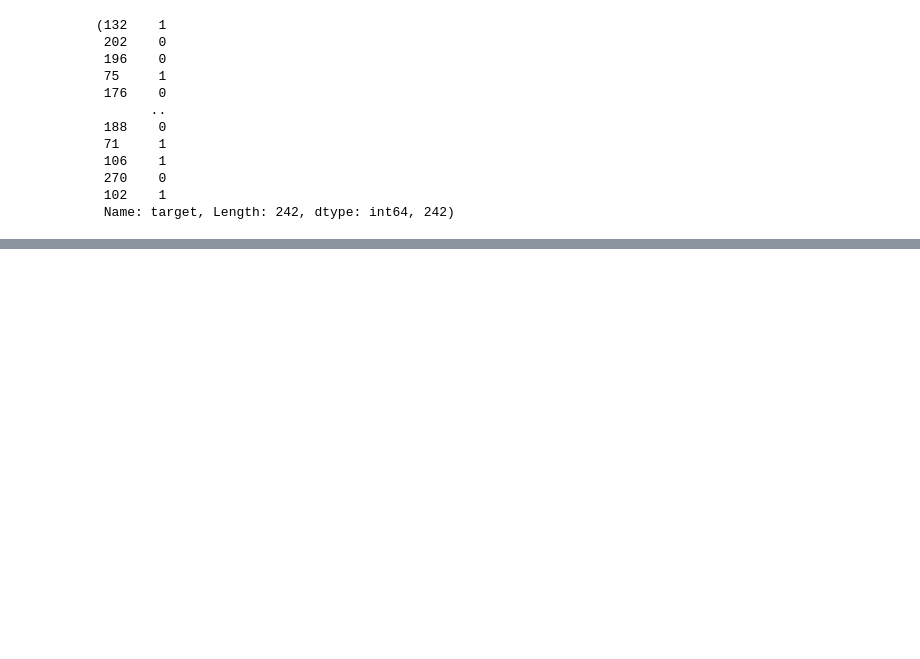
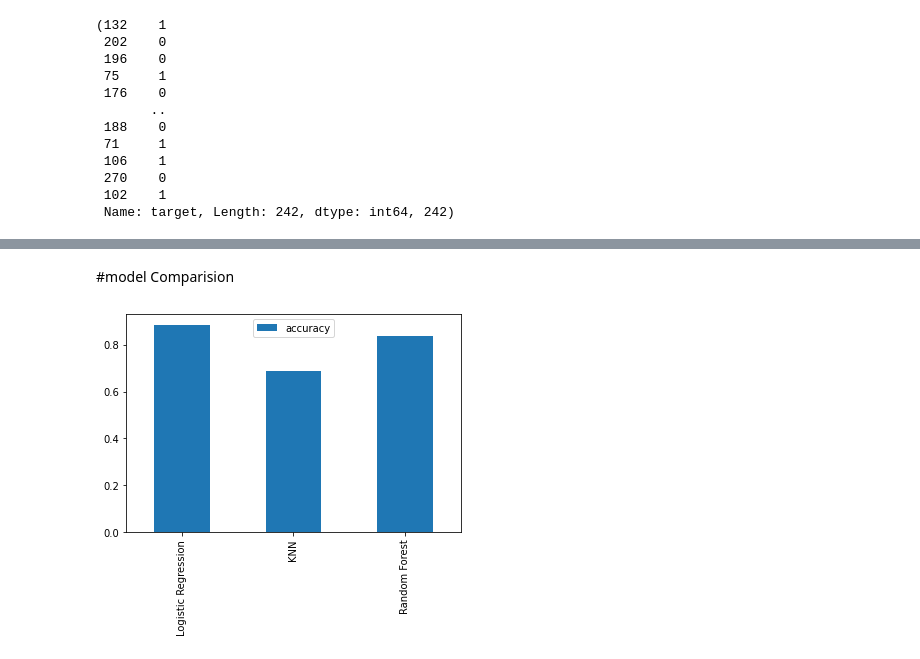
Before and after one commit to hemanth12reddy/Heart-Disease-Predictor, a Jupyter notebook: Heart_Disease_Predictor.ipynb, the cells around one changed output, grey strips where cells are left out. Drawn from its saved outputs; the diff is of its cells as text; code cells hidden in the pictures; blank space fills up the shorter version.

```diff
--- a/Heart_Disease_Predictor.ipynb
+++ b/Heart_Disease_Predictor.ipynb
@@ -362,7 +362,7 @@ models= {"Logistic Regression": LogisticRegression(),
          "Random Forest": RandomForestClassifier()}
 
 #Create a function to fit and score models
-def fit_and_score(models, X_train, X_test, y_train, y_test):
+def fit_and_score(models, x_train, x_test, y_train, y_test):
     """
     Fits and evaluates given machine learning models.
     models: a dict of differetn Scikit-Learn machine learning models
@@ -377,9 +377,9 @@ def fit_and_score(models, X_train, X_test, y_train, y_test):
     #Loop through models
     for name, model in models.items():
         #Fit the model to the data
-        model.fit(X_train, y_train)
+        model.fit(x_train, y_train)
         #Evaluate the model and append its score to model_scores
-        model_scores[name] = model.score(X_test, y_test)
+        model_scores[name] = model.score(x_test, y_test)
     return model_scores
 # %%
 #58
@@ -394,0 +404,7 @@ TypeError: ignored
+# %% [markdown]
+#model Comparision
+# %%
+model_compare= pd.DataFrame(model_scores,index=["accuracy"])
+model_compare.T.plot.bar();
+# %% [output]
+[figure, added]
```
Also changed, not shown: parts of 16 cells of this notebook.
